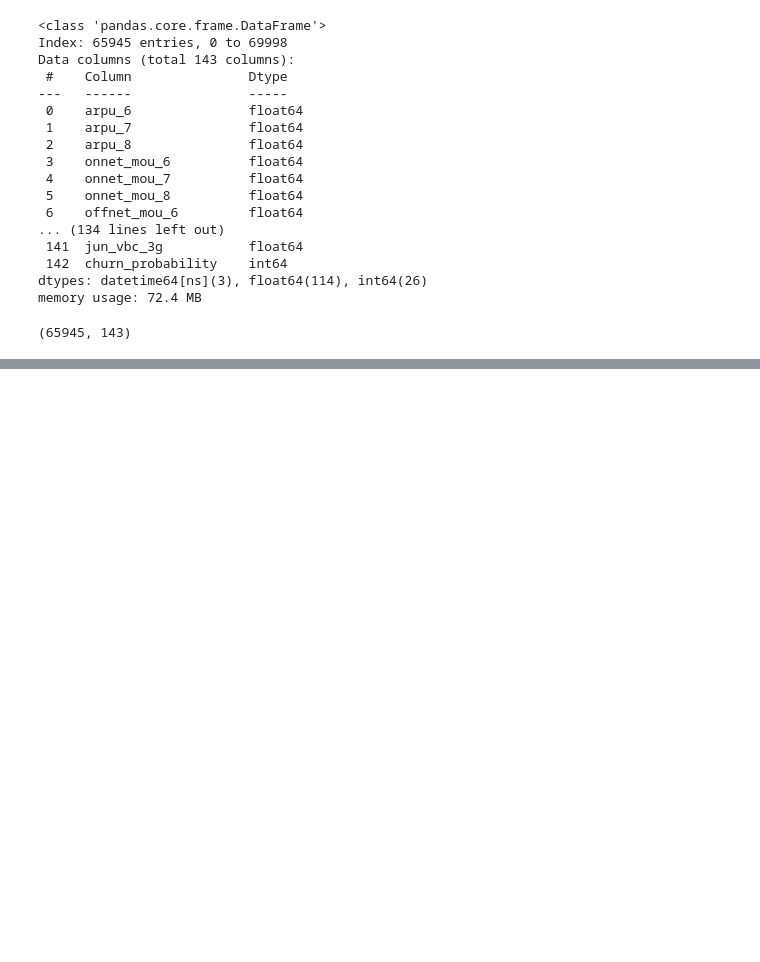
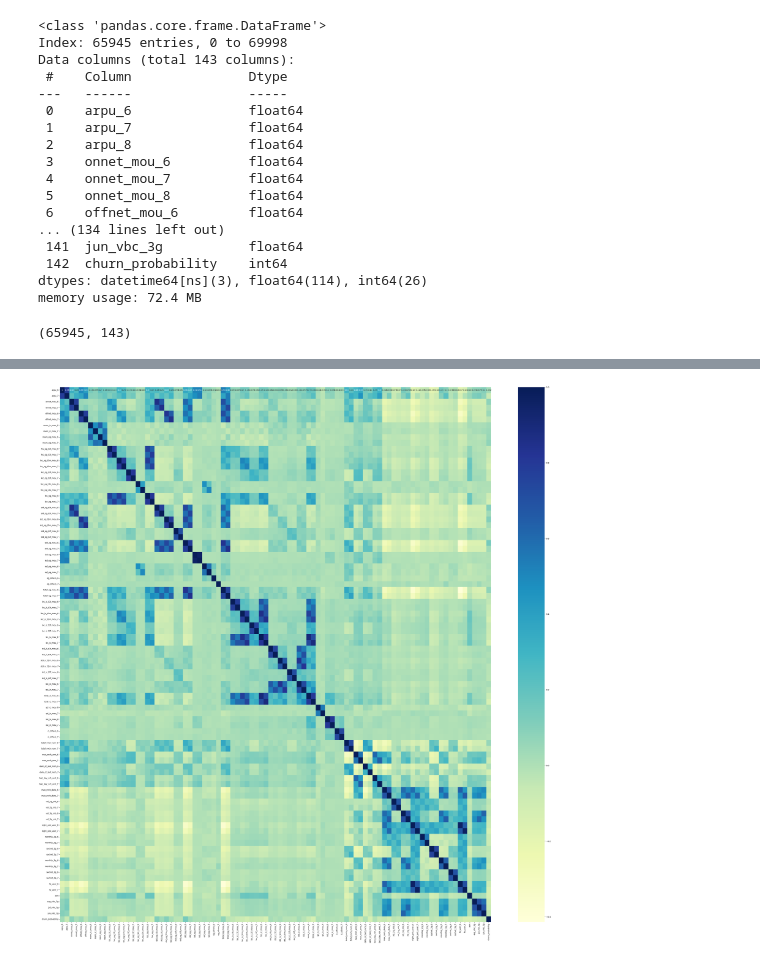
Before and after one commit to SanjayaKumarSahoo/telecom-churn-group-case-study, a Jupyter notebook: solution.ipynb, the cells around one changed output, grey strips where cells are left out. Saved outputs shown, nothing was run; the diff lists cells and outputs as text; code cells hidden in the pictures; blank space fills up the shorter version.

```diff
--- a/solution.ipynb
+++ b/solution.ipynb
@@ -729,0 +798,4 @@ data.shape
+# %%
+# Selecting all the churn phase columns in order to drop then
+churn_phase_cols = [col for col in data.columns if '_8' in col]
+churn_phase_cols
@@ -729,0 +820,4 @@ data.shape
+# %%
+# Dropping churn phase columns
+data.drop(churn_phase_cols, axis=1, inplace=True)
+data.shape
@@ -729,0 +829,5 @@ data.shape
+# %%
+data.drop(['av_rech_amt_data_6',
+                   'total_rech_data_6','total_rech_amt_6',
+                  'av_rech_amt_data_7',
+                   'total_rech_data_7','total_rech_amt_7'], axis=1, inplace=True)
@@ -729,0 +871,7 @@ data.shape
+# %%
+# corelation metrics of numerical columns
+plt.figure(figsize = (50, 50))
+sns.heatmap(data.corr(), annot = True, cmap="YlGnBu")
+plt.show()
+# %% [output]
+[figure, added]
```
Also changed, not shown: parts of 19 cells of this notebook.
